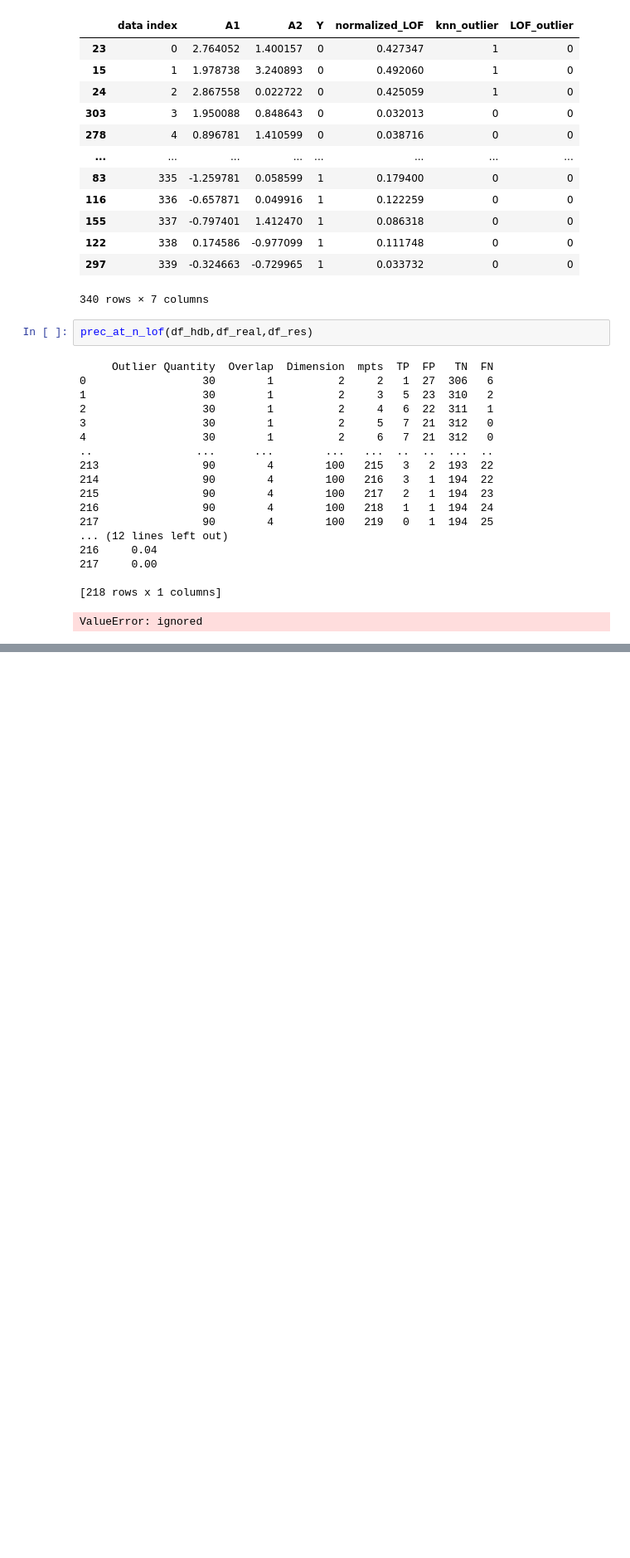
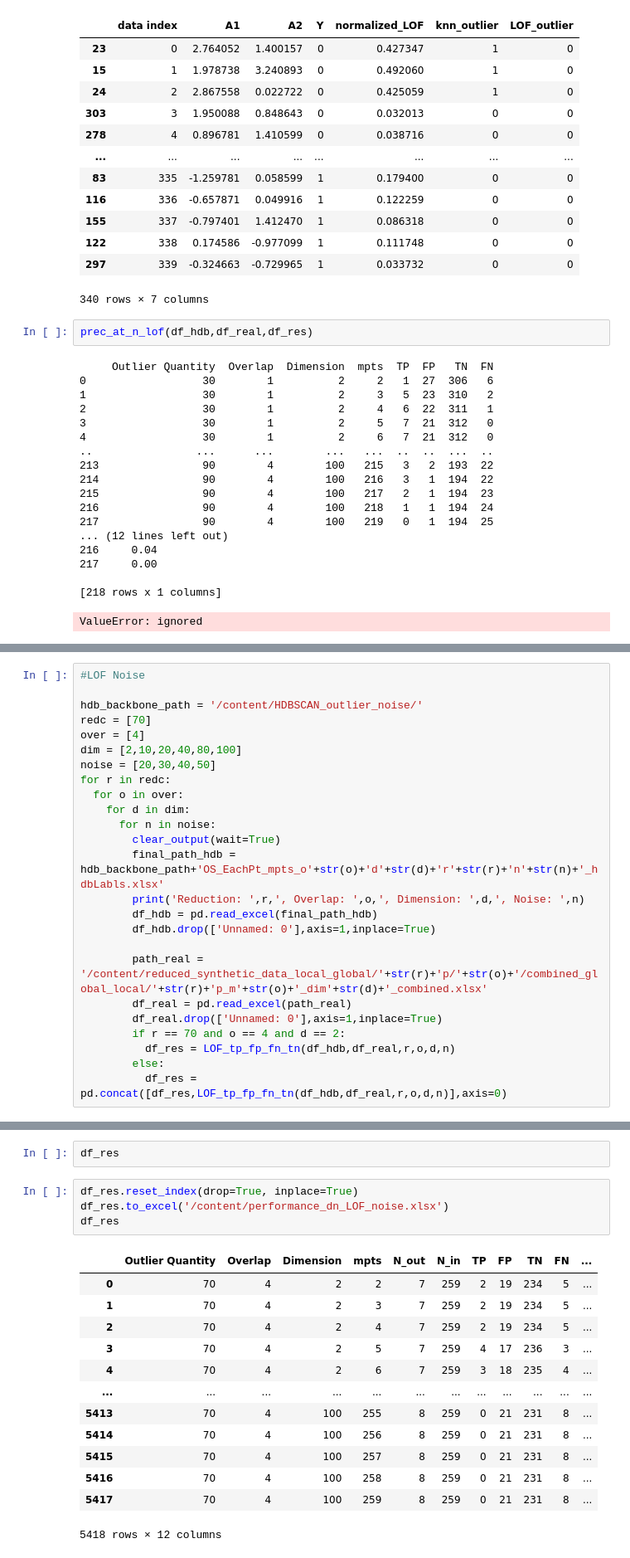
Before and after one commit to NeuralClassifier/HDBSCAN-OutlierDetect, a Jupyter notebook: HDBSCAN_optimalHierarchies.ipynb, the cells around one changed output, grey strips where cells are left out. Shown at 83% size. Saved outputs shown, nothing was run; the diff lists cells and outputs as text; blank space fills up the shorter version.

```diff
--- a/HDBSCAN_optimalHierarchies.ipynb
+++ b/HDBSCAN_optimalHierarchies.ipynb
@@ -363,0 +557,25 @@ ValueError: ignored
+# %%
+#LOF Noise
+
+hdb_backbone_path = '/content/HDBSCAN_outlier_noise/'
+redc = [70]
+over = [4]
+dim = [2,10,20,40,80,100]
+noise = [20,30,40,50]
+for r in redc:
+  for o in over:
+    for d in dim:
+      for n in noise:
+        clear_output(wait=True)
+        final_path_hdb = hdb_backbone_path+'OS_EachPt_mpts_o'+str(o)+'d'+str(d)+'r'+str(r)+'n'+str(n)+'_hdbLabls.xlsx'
+        print('Reduction: ',r,', Overlap: ',o,', Dimension: ',d,', Noise: ',n)
+        df_hdb = pd.read_excel(final_path_hdb)
+        df_hdb.drop(['Unnamed: 0'],axis=1,inplace=True)
+
+        path_real = '/content/reduced_synthetic_data_local_global/'+str(r)+'p/'+str(o)+'/combined_global_local/'+str(r)+'p_m'+str(o)+'_dim'+str(d)+'_combined.xlsx'
+        df_real = pd.read_excel(path_real)
+        df_real.drop(['Unnamed: 0'],axis=1,inplace=True)
+        if r == 70 and o == 4 and d == 2:
+          df_res = LOF_tp_fp_fn_tn(df_hdb,df_real,r,o,d,n)
+        else:
+          df_res = pd.concat([df_res,LOF_tp_fp_fn_tn(df_hdb,df_real,r,o,d,n)],axis=0)
@@ -363,0 +600,20 @@ ValueError: ignored
+# %%
+df_res
+# %%
+df_res.reset_index(drop=True, inplace=True)
+df_res.to_excel('/content/performance_dn_LOF_noise.xlsx')
+df_res
+# %% [output]
+|  | Outlier Quantity | Overlap | Dimension | mpts | N_out | N_in | TP | FP | TN | FN | ... |
+| 0 | 70 | 4 | 2 | 2 | 7 | 259 | 2 | 19 | 234 | 5 | ... |
+| 1 | 70 | 4 | 2 | 3 | 7 | 259 | 2 | 19 | 234 | 5 | ... |
+| 2 | 70 | 4 | 2 | 4 | 7 | 259 | 2 | 19 | 234 | 5 | ... |
+| 3 | 70 | 4 | 2 | 5 | 7 | 259 | 4 | 17 | 236 | 3 | ... |
+| 4 | 70 | 4 | 2 | 6 | 7 | 259 | 3 | 18 | 235 | 4 | ... |
+| ... | ... | ... | ... | ... | ... | ... | ... | ... | ... | ... | ... |
+| 5413 | 70 | 4 | 100 | 255 | 8 | 259 | 0 | 21 | 231 | 8 | ... |
+| 5414 | 70 | 4 | 100 | 256 | 8 | 259 | 0 | 21 | 231 | 8 | ... |
+| 5415 | 70 | 4 | 100 | 257 | 8 | 259 | 0 | 21 | 231 | 8 | ... |
+| 5416 | 70 | 4 | 100 | 258 | 8 | 259 | 0 | 21 | 231 | 8 | ... |
+| 5417 | 70 | 4 | 100 | 259 | 8 | 259 | 0 | 21 | 231 | 8 | ... |
+5418 rows × 12 columns
```
Also changed, not shown: parts of 6 cells of this notebook.
